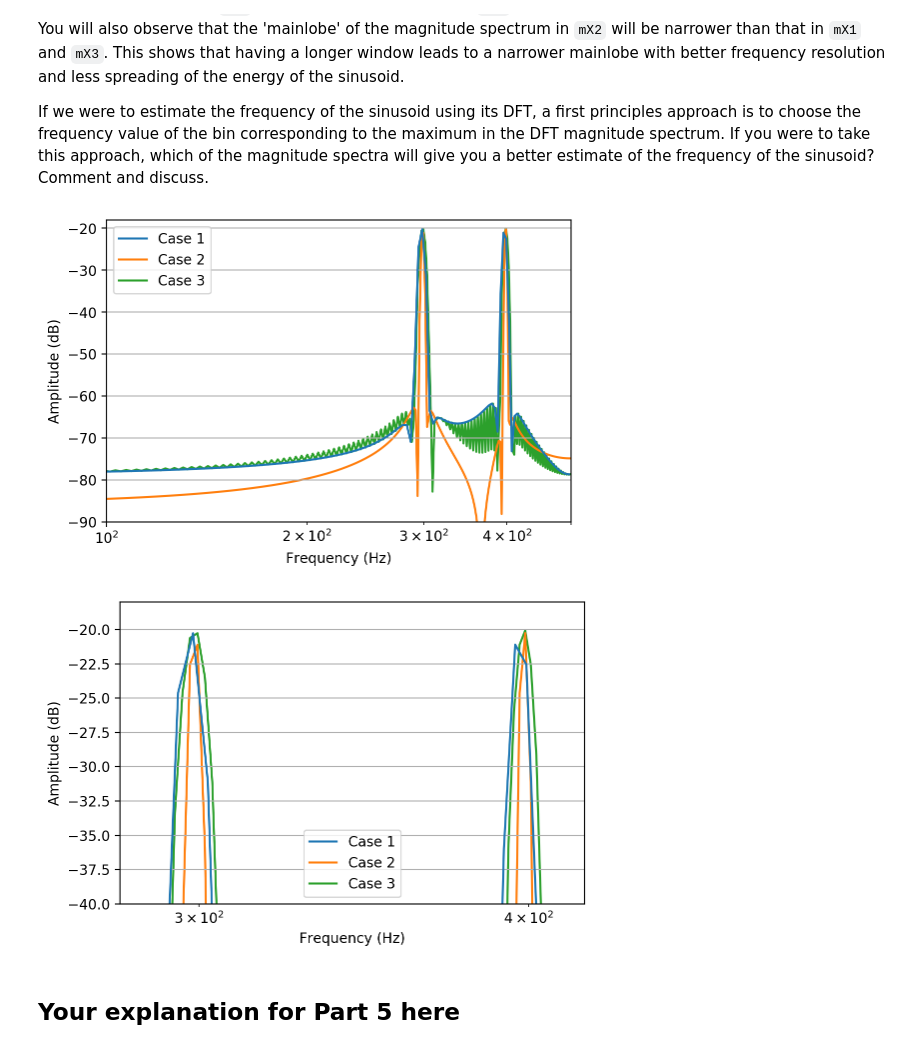
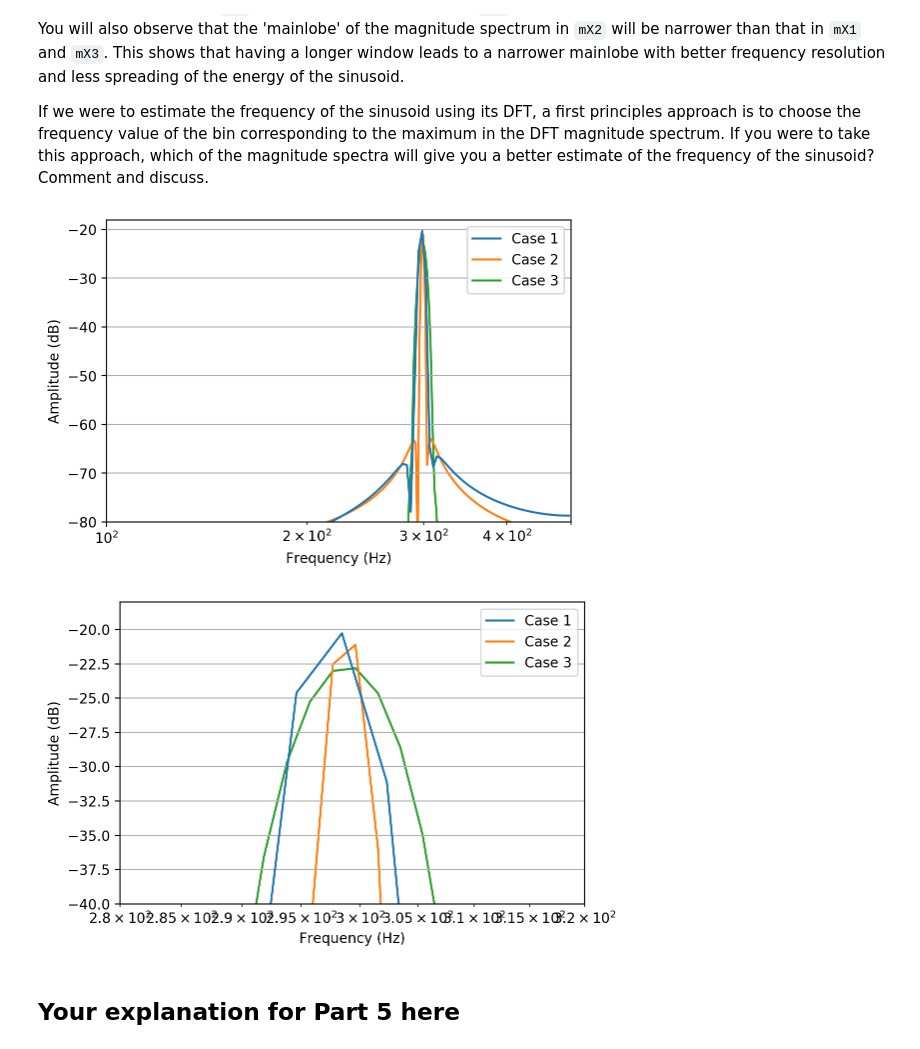
Before and after one commit to csteinmetz1/sms-tools, a Jupyter notebook: workspace/E3-Steinmetz.ipynb, the cells around one changed output. Saved outputs shown, nothing was run; the diff lists cells and outputs as text; code cells hidden in the pictures.

```diff
--- a/workspace/E3-Steinmetz.ipynb
+++ b/workspace/E3-Steinmetz.ipynb
@@ -455,13 +504,19 @@ def zp_fft_size_expt(x):
     # case 2
     mX2, pX2 = dftAnal(x, w1, N)
 
-    # case 2
-    x_zp = np.concatenate((x[:N//2], np.zeros(256)), axis=0)
+    # case 3
+
+    # for this case we apply the window of size 256 to the first 256 samples of x
+    x_wn = x[:N//2] * w2
+
+    # then we zero pad this result as input to the DFT
+    x_zp = np.concatenate((x_wn, np.zeros(256)), axis=0)
+
+    # for the sizes to agree in the DFT we zero pad the window (this won't change anything)
     w_zp = np.concatenate((w2, np.zeros(256)), axis=0)
+
     mX3, pX3 = dftAnal(x_zp, w_zp, N)
 
-    #mX3, pX3 = dftAnal(x[:N//2], w2, N)
-
     return mX1, mX2, mX3
 # %% [markdown]
 Run and test the function `zp_fft_size_expt()`. Plot the outputs to understand and validate the results. Here is one possible example.
@@ -475,36 +530,37 @@ If we were to estimate the frequency of the sinusoid using its DFT, a first prin
 # %%
 fs = 1000
 n = np.arange(512)/fs
-x = .2*np.cos(2*np.pi*300*n)+.2*np.cos(2*np.pi*600*n)
+x = .2*np.cos(2*np.pi*300*n)#+.2*np.cos(2*np.pi*600*n)
 # The 600 Hz component causes aliasing since 600 > fs/2
+# So we just leave the component at 300 Hz
 
 mX1, mX2, mX3 = zp_fft_size_expt(x)
 
 plt.semilogx(np.arange(0,len(mX1)) * (fs/(len(mX1)*2)), mX1, zorder=2)
 plt.semilogx(np.arange(0,len(mX2)) * (fs/(len(mX2)*2)), mX2, zorder=1)
 plt.semilogx(np.arange(0,len(mX3)) * (fs/(len(mX3)*2)), mX3, zorder=0)
 plt.ylabel('Amplitude (dB)')
 plt.xlabel('Frequency (Hz)')
-plt.ylim([-90, -18])
+plt.ylim([-80, -18])
 plt.xlim([100, 500])
 plt.grid()
 plt.legend(['Case 1', 'Case 2', 'Case 3'])
 plt.show()
 
 # close up
 plt.semilogx(np.arange(0,len(mX1)) * (fs/(len(mX1)*2)), mX1, zorder=2)
 plt.semilogx(np.arange(0,len(mX2)) * (fs/(len(mX2)*2)), mX2, zorder=1)
 plt.semilogx(np.arange(0,len(mX3)) * (fs/(len(mX3)*2)), mX3, zorder=0)
 plt.ylabel('Amplitude (dB)')
 plt.xlabel('Frequency (Hz)')
 plt.ylim([-40, -18])
-plt.xlim([280, 420])
+plt.xlim([280, 320])
 plt.grid()
 plt.legend(['Case 1', 'Case 2', 'Case 3'])
 plt.show()
 # %% [output]
-[figure, old version]
+[figure, new version]
-[figure, old version]
+[figure, new version]
 # %% [markdown]
 ## Your explanation for Part 5 here
 # %%
```
Also changed, not shown: parts of 9 cells of this notebook.
